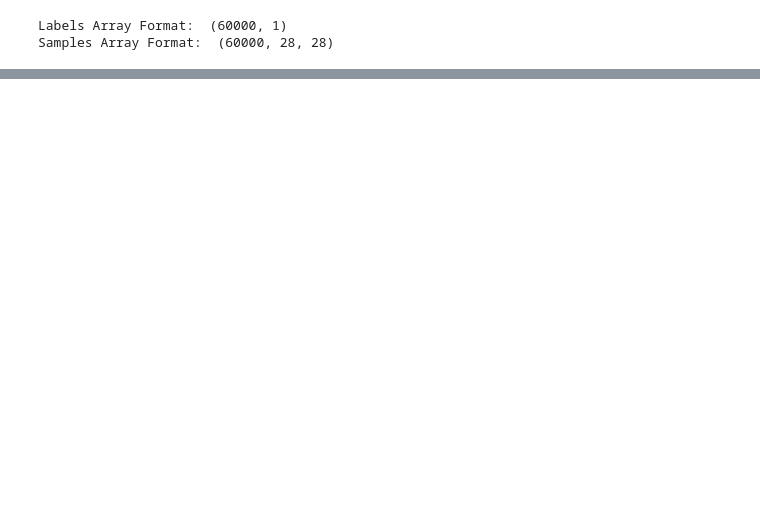
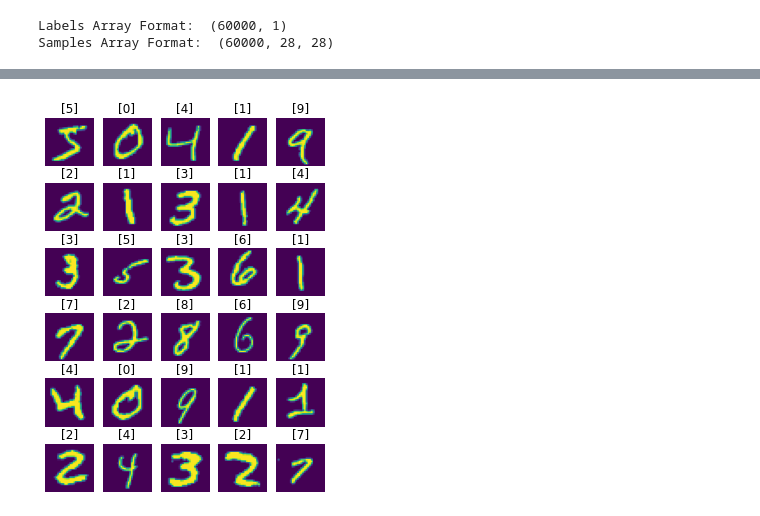
Before and after one commit to carvalheirafc/mnist-MachineLearning-Supervised, a Jupyter notebook: mnist_data_handler.ipynb, the cells around one changed output, grey strips where cells are left out. Cells and saved outputs as stored; diff of their text form; code cells hidden in the pictures; blank space fills up the shorter version.

```diff
--- a/mnist_data_handler.ipynb
+++ b/mnist_data_handler.ipynb
@@ -60,0 +84,10 @@ Samples Array Format:  (60000, 28, 28)
+# %%
+fig = plt.figure(figsize=(5, 7))
+
+for iterator in range(30):
+  plt.subplot(6, 5, iterator+1)
+  plt.axis('off')
+  plt.title(labels[iterator])
+  plt.imshow(samples[iterator].squeeze())
+# %% [output]
+[figure, added]
```
Also changed, not shown: parts of 12 cells of this notebook.
